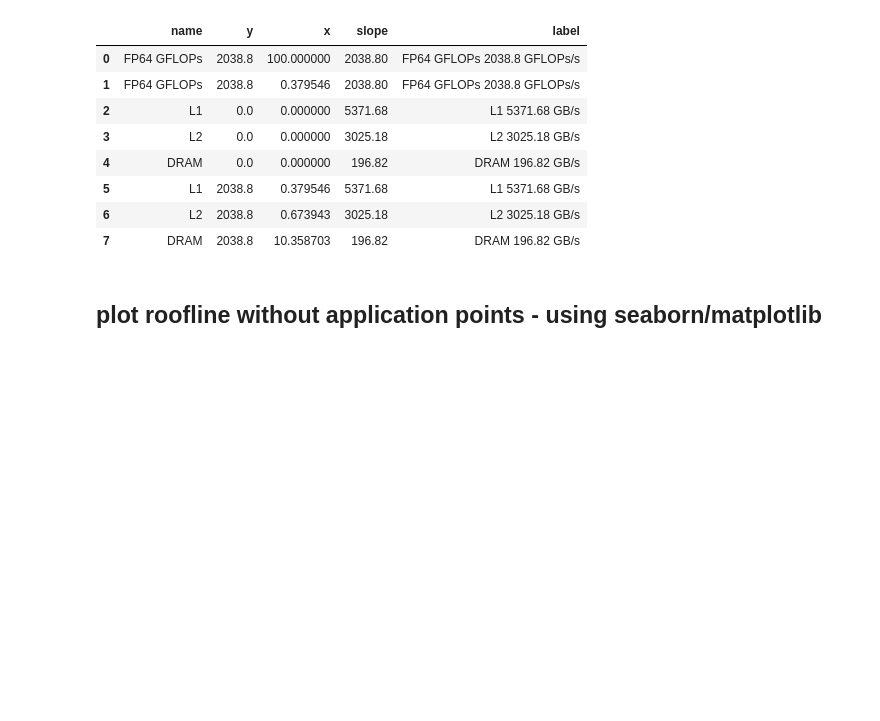
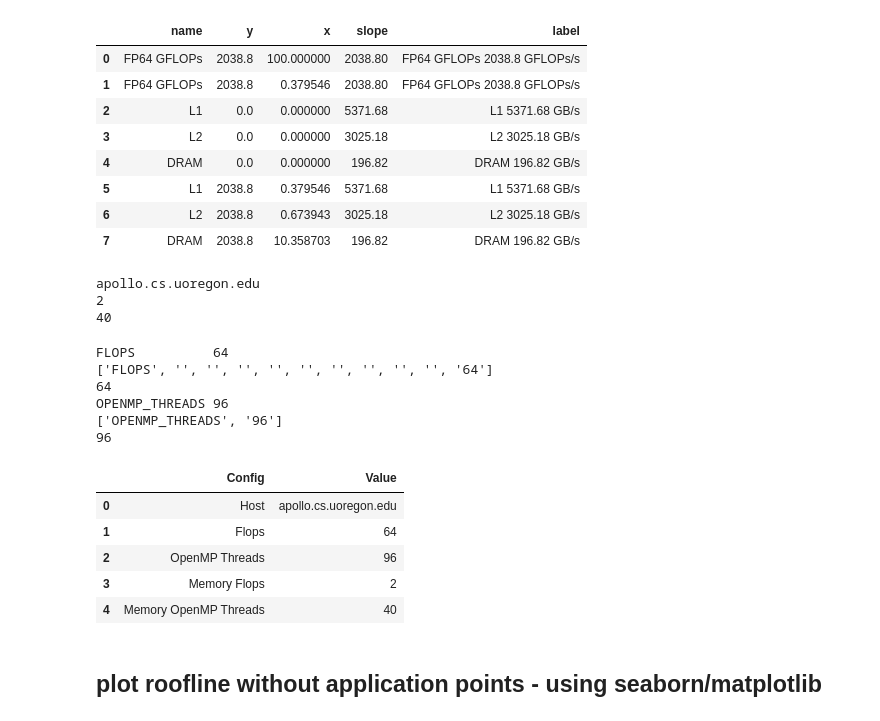
Before and after one commit to HPCL/roofline_python, a Jupyter notebook: roofline_python.ipynb, the cells around one changed output. Cells and saved outputs as stored; diff of their text form; code cells hidden in the pictures; blank space fills up the shorter version.

```diff
--- a/roofline_python.ipynb
+++ b/roofline_python.ipynb
@@ -156,6 +156,25 @@ g_df
 | 6 | L2 | 2038.8 | 0.673943 | 3025.18 | L2 3025.18 GB/s |
 | 7 | DRAM | 2038.8 | 10.358703 | 196.82 | DRAM 196.82 GB/s |
 # %%
+# Get config metadata to add to a table next to the plot
+host_info = gbytes['metadata'][''][4]
+
+host_list = host_info.split("'")
+
+host_name = host_list[1]
+print(host_name)
+flop_info = gbytes['metadata'][''][0]
+
+flop_list = flop_info.split(" ")
+
+mem_flops = flop_list[-1]
+print(mem_flops)
+omp_info = gbytes['metadata'][''][1]
+
+omp_list = omp_info.split(" ")
+
+mem_omp_threads = omp_list[1]
+print(mem_omp_threads)
 # Not working yet - trying to load more config data into a table to display next to the plot...
 # print(type(gbytes['metadata']['']))
 # config_str = gbytes['metadata'][''][6]
@@ -166,6 +185,42 @@ g_df
 # Load metadata into a Pandas dataframe
 # metadata = pd.DataFrame(config, columns=metadata.keys())
 # metadata.keys()
+# %% [output]
+apollo.cs.uoregon.edu
+2
+40
+# %%
+flop_info = gflops['metadata'][''][1]
+print(flop_info)
+flop_list = flop_info.split(" ")
+print(flop_list)
+flops = flop_list[-1]
+print(flops)
+omp_info = gflops['metadata'][''][2]
+print(omp_info)
+omp_list = omp_info.split(" ")
+print(omp_list)
+omp_threads = omp_list[1]
+print(omp_threads)
+# %% [output]
+FLOPS          64
+['FLOPS', '', '', '', '', '', '', '', '', '', '64']
+64
+OPENMP_THREADS 96
+['OPENMP_THREADS', '96']
+96
+# %%
+metadata = [("Host",host_name), ("Flops", flops), ("OpenMP Threads", omp_threads), ("Memory Flops", mem_flops), ("Memory OpenMP Threads", mem_omp_threads)]
+
+metadata_df = pd.DataFrame(metadata, columns=["Config", "Value"])
+metadata_df
+# %% [output]
+|  | Config | Value |
+| 0 | Host | apollo.cs.uoregon.edu |
+| 1 | Flops | 64 |
+| 2 | OpenMP Threads | 96 |
+| 3 | Memory Flops | 2 |
+| 4 | Memory OpenMP Threads | 40 |
 # %% [markdown]
 ## plot roofline without application points - using seaborn/matplotlib
 # %%
```
Also changed, not shown: parts of 6 cells of this notebook.
